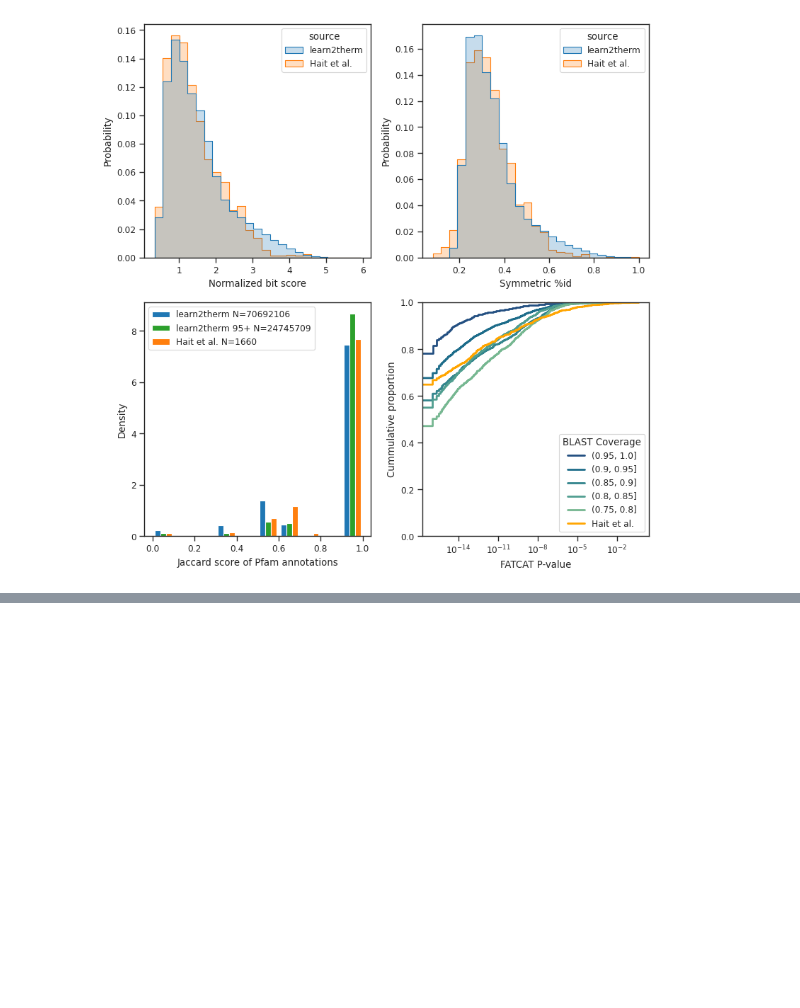
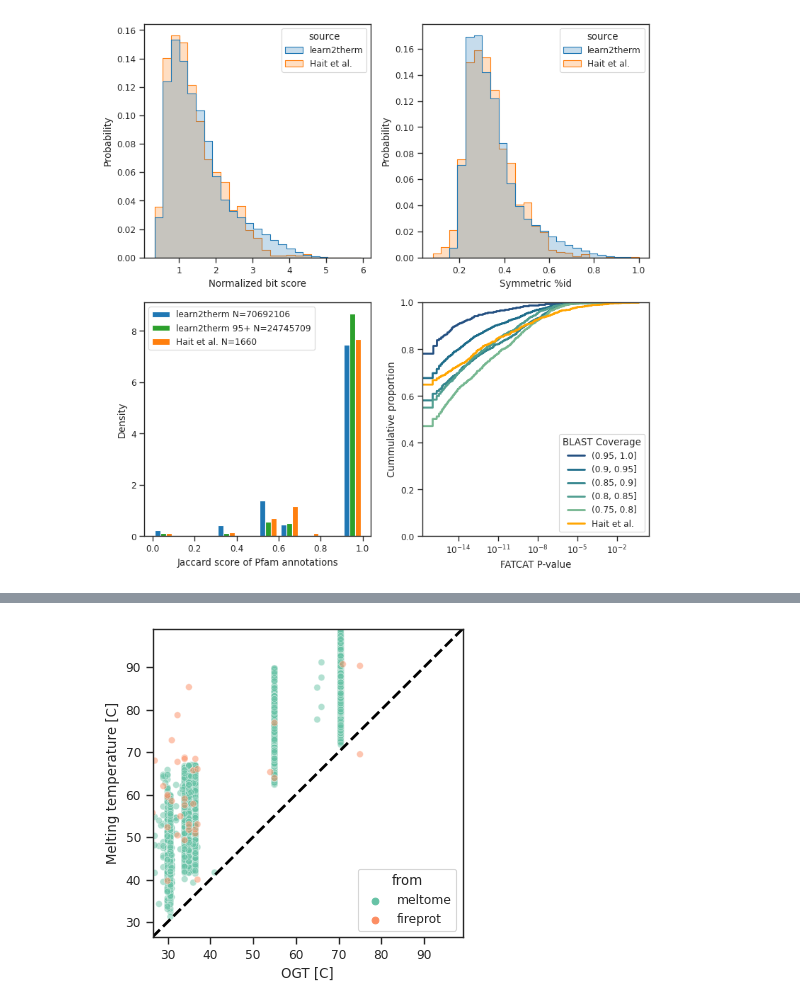
Before and after one commit to BeckResearchLab/learn2thermDB, a Jupyter notebook: plotting/final_plots.ipynb, the cells around one changed output, grey strips where cells are left out. Saved outputs shown, nothing was run; the diff lists cells and outputs as text; code cells hidden in the pictures; blank space fills up the shorter version.

Commit message:
tm plot

```diff
--- a/plotting/final_plots.ipynb
+++ b/plotting/final_plots.ipynb
@@ -171,0 +174,2 @@ fig_quad.savefig('./quad_validation.png', dpi=400, bbox_inches='tight')
+# %%
+data = pd.read_csv('../data/validation/tm/ogt_vs_tm.csv', index_col=0)
@@ -171,0 +192,14 @@ fig_quad.savefig('./quad_validation.png', dpi=400, bbox_inches='tight')
+# %%
+min_ = data[['OGT', 'Tm']].min().min()
+max_ = data[['OGT', 'Tm']].max().max()
+# %%
+fig, ax = plt.subplots(figsize=(4,4))
+sns.scatterplot(data, x='OGT', y='Tm', alpha=0.5, hue='from', palette='Set2', ax=ax)
+ax.set_xlim(min_, max_)
+ax.set_ylim(min_, max_)
+ax.plot([min_, max_], [min_, max_], c='k', lw=2, ls='--')
+ax.set_xlabel('OGT [C]')
+ax.set_ylabel('Melting temperature [C]')
+fig.savefig('./tm.png', dpi=400, bbox_inches='tight')
+# %% [output]
+[figure, added]
```
Also changed, not shown: parts of 4 cells of this notebook, 1 other file.
